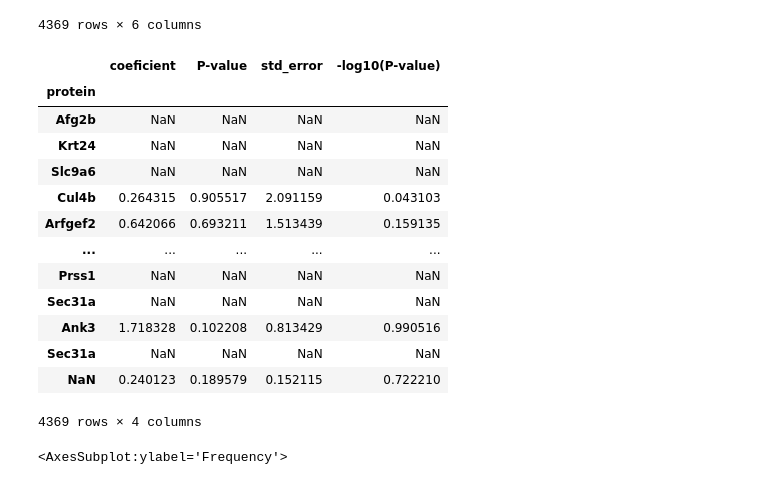
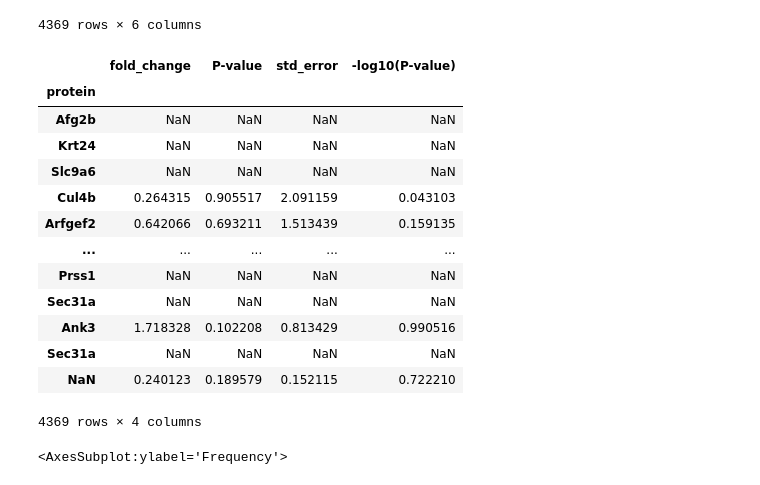
Before and after one commit to kuznetsovaks/Pancreatitis_project, a Jupyter notebook: code/Pancreatitis_FP_exo.ipynb, the cells around one changed output. Cells and saved outputs as stored; diff of their text form; code cells hidden in the pictures.

```diff
--- a/code/Pancreatitis_FP_exo.ipynb
+++ b/code/Pancreatitis_FP_exo.ipynb
@@ -233,16 +233,16 @@ for index, row in LFQ_log.iterrows():
 # %%
 # Writing the results in a new data frame
 
 results = pd.DataFrame()
-results['coeficient'] = coef
+results['fold_change'] = coef
 results['P-value'] = Pv
 results['std_error'] = std_err
 results['-log10(P-value)'] = np.log10(results['P-value']) * (-1)
 results['protein'] = names['Gene']
 results = results.set_index('protein')
 results
 # %% [output]
-|  | coeficient | P-value | std_error | -log10(P-value) |
+|  | fold_change | P-value | std_error | -log10(P-value) |
 | protein |  |  |  |  |
 | Afg2b | NaN | NaN | NaN | NaN |
 | Krt24 | NaN | NaN | NaN | NaN |
```
Also changed, not shown: parts of 10 cells of this notebook, 1 other file.
